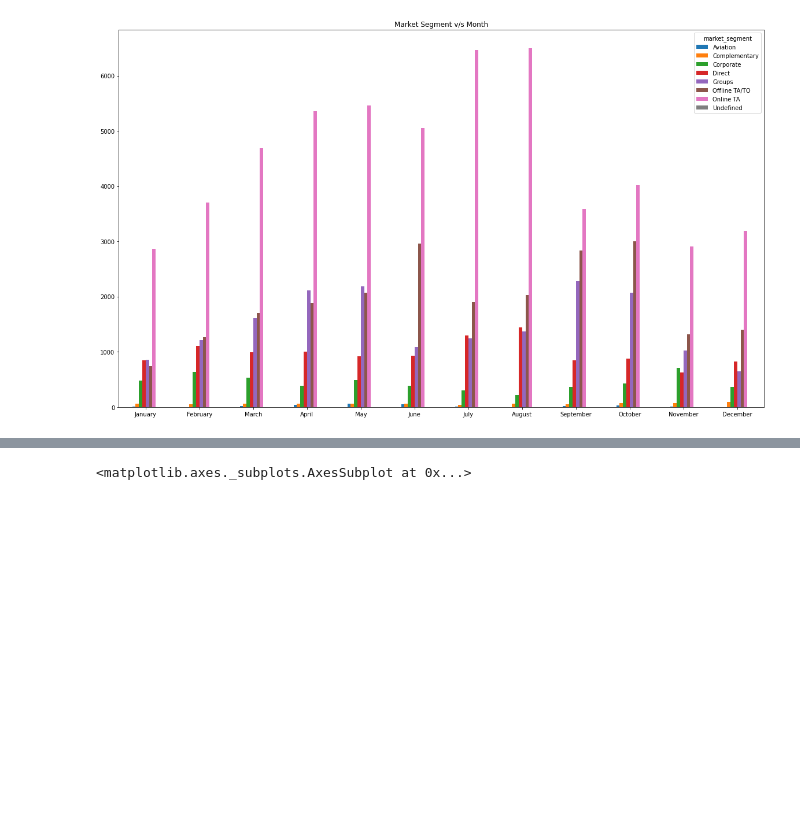
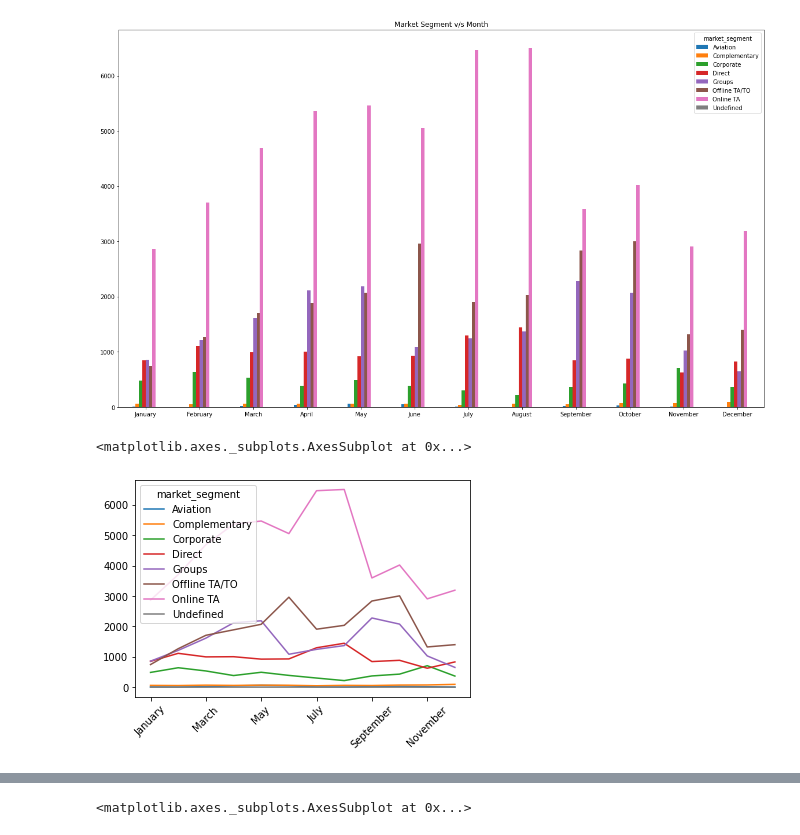
Before and after one commit to gauriagarwal18/Hotel_Booking_Analysis, a Jupyter notebook: Hotel_Booking.ipynb, the cells around one changed output, grey strips where cells are left out. Drawn from its saved outputs; the diff is of its cells as text; code cells hidden in the pictures; blank space fills up the shorter version.

```diff
--- a/Hotel_Booking.ipynb
+++ b/Hotel_Booking.ipynb
@@ -145,6 +145,8 @@ hotels['agent'].fillna(0, inplace = True)      #if agent id is not available we
 # %%
 # replacing Nan value of country column and consider that those countries are some other countries which are not of that much important
 hotels['country'].fillna('other', inplace = True)
+# %%
+hotels.drop_duplicates(inplace=True,ignore_index=True)
 # %%
 hotels[["adr"]].boxplot()
 # %% [output]
@@ -526,4 +524,5 @@ segment_cancelled_percentage.plot(kind="bar", figsize=(12,8),title="Market Segme
 # %%
-#
-segment_month=pd.crosstab(hotels["arrival_date_month"],hotels["market_segment"])
-segment_month=pd.DataFrame(segment_month,index= ['January', 'February', 'March', 'April', 'May', 'June', 'July', 'August', 'September', 'October', 'November', 'December'] )
+months_list=['January', 'February', 'March', 'April', 'May', 'June', 'July', 'August', 'September', 'October', 'November', 'December']
+# %%
+segment_month=pd.crosstab(hotels["arrival_date_month"],hotels["market_segment"])
+segment_month=pd.DataFrame(segment_month,index= months_list )
@@ -541,3 +549,9 @@ segment_month.plot(kind="bar", figsize=(20,12),title="Market Segment v/s Month",
 # %% [output]
 <matplotlib.axes._subplots.AxesSubplot at 0x...>
 [figure]
+# %%
+segment_month.plot(kind="line",rot=45)
+#plt.xticks([2015,2016,2017])
+# %% [output]
+<matplotlib.axes._subplots.AxesSubplot at 0x...>
+[figure, added]
```
Also changed, not shown: parts of 49 cells of this notebook.
